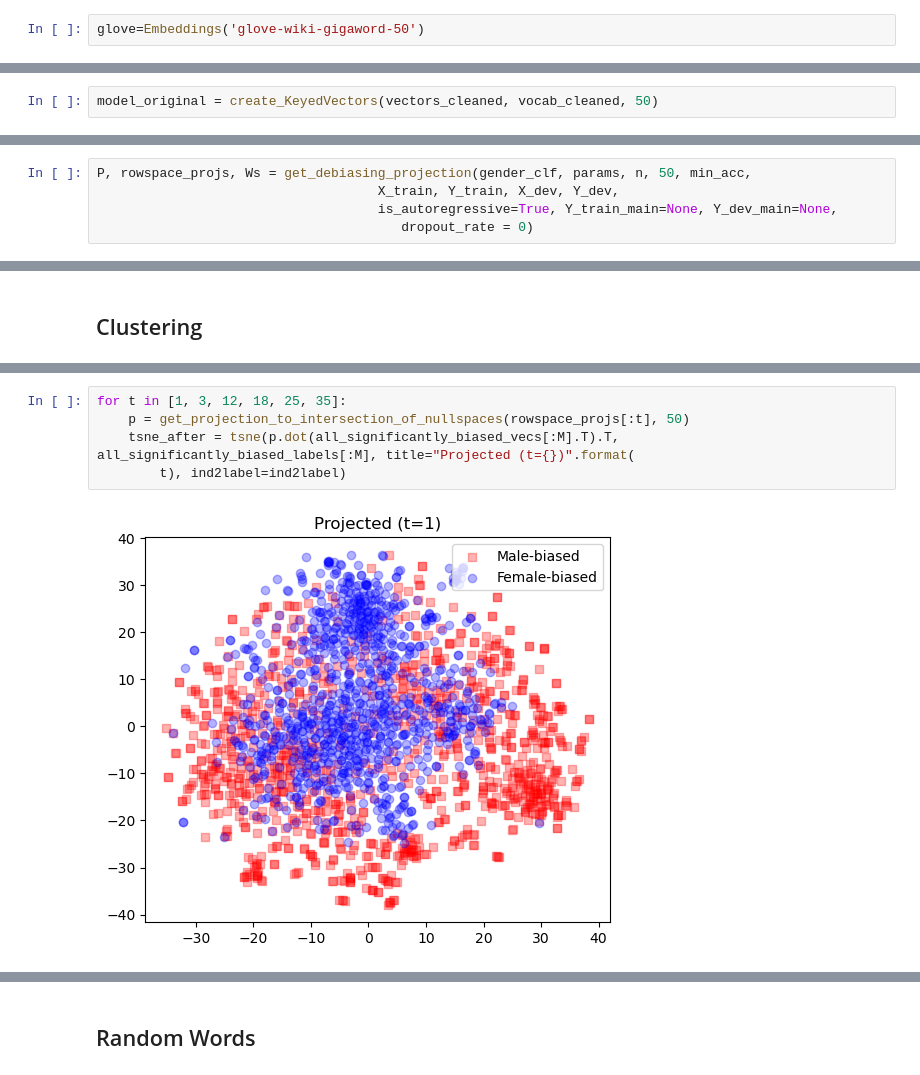
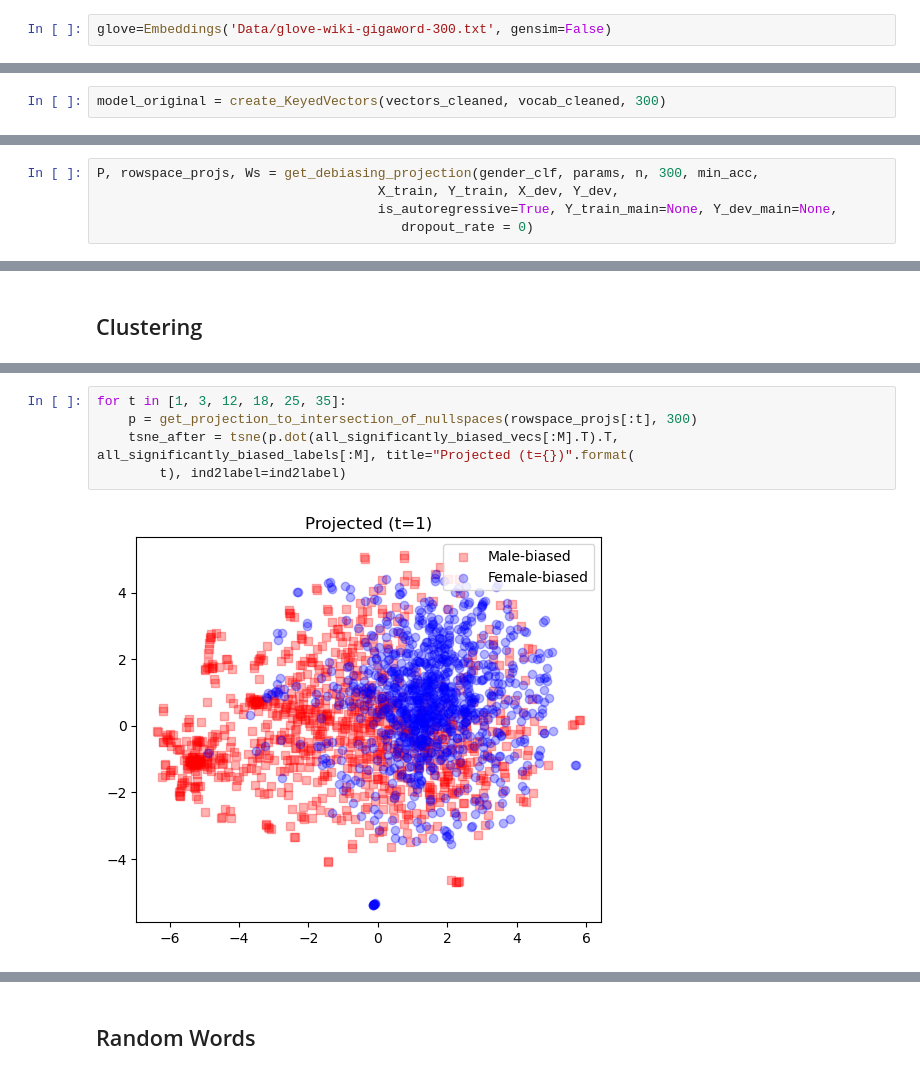
Before and after one commit to aduarte56/MT_DebiasingAlgorithms, a Jupyter notebook: RunningNotebook_INLP.ipynb, the cells around one changed output, grey strips where cells are left out. Cells and saved outputs as stored; diff of their text form.

```diff
--- a/RunningNotebook_INLP.ipynb
+++ b/RunningNotebook_INLP.ipynb
@@ -10,5 +10,5 @@ import numpy as np
 import sklearn
 from sklearn.svm import LinearSVC, SVC
 # %%
-glove=Embeddings('glove-wiki-gigaword-50')
+glove=Embeddings('Data/glove-wiki-gigaword-300.txt', gensim=False)
 # %% [output]
@@ -76,7 +76,7 @@ def_set_joined=utils.prepare_def_sets_subspace(def_sets["gender"]+ def_sets["rac
 # %% [markdown]
 ### INLP
 # %%
-model_original = create_KeyedVectors(vectors_cleaned, vocab_cleaned, 50)
+model_original = create_KeyedVectors(vectors_cleaned, vocab_cleaned, 300)
 # %%
 num_vectors_per_class = 7500
 
@@ -158,7 +158,7 @@ n = 35
 min_acc = 0
 dropout_rate = 0
 # %%
-P, rowspace_projs, Ws = get_debiasing_projection(gender_clf, params, n, 50, min_acc,
+P, rowspace_projs, Ws = get_debiasing_projection(gender_clf, params, n, 300, min_acc,
                                     X_train, Y_train, X_dev, Y_dev,
                                     is_autoregressive=True, Y_train_main=None, Y_dev_main=None,
                                        dropout_rate = 0)
@@ -261,7 +261,7 @@ The default value of `n_init` will change from 10 to 'auto' in 1.4. Set the valu
 # %%
 for t in [1, 3, 12, 18, 25, 35]:
-    p = get_projection_to_intersection_of_nullspaces(rowspace_projs[:t], 50)
+    p = get_projection_to_intersection_of_nullspaces(rowspace_projs[:t], 300)
     tsne_after = tsne(p.dot(all_significantly_biased_vecs[:M].T).T, all_significantly_biased_labels[:M], title="Projected (t={})".format(
         t), ind2label=ind2label)
 # %% [output]
-[figure, old version]
+[figure, new version]
```
Also changed, not shown: parts of 23 cells of this notebook.
